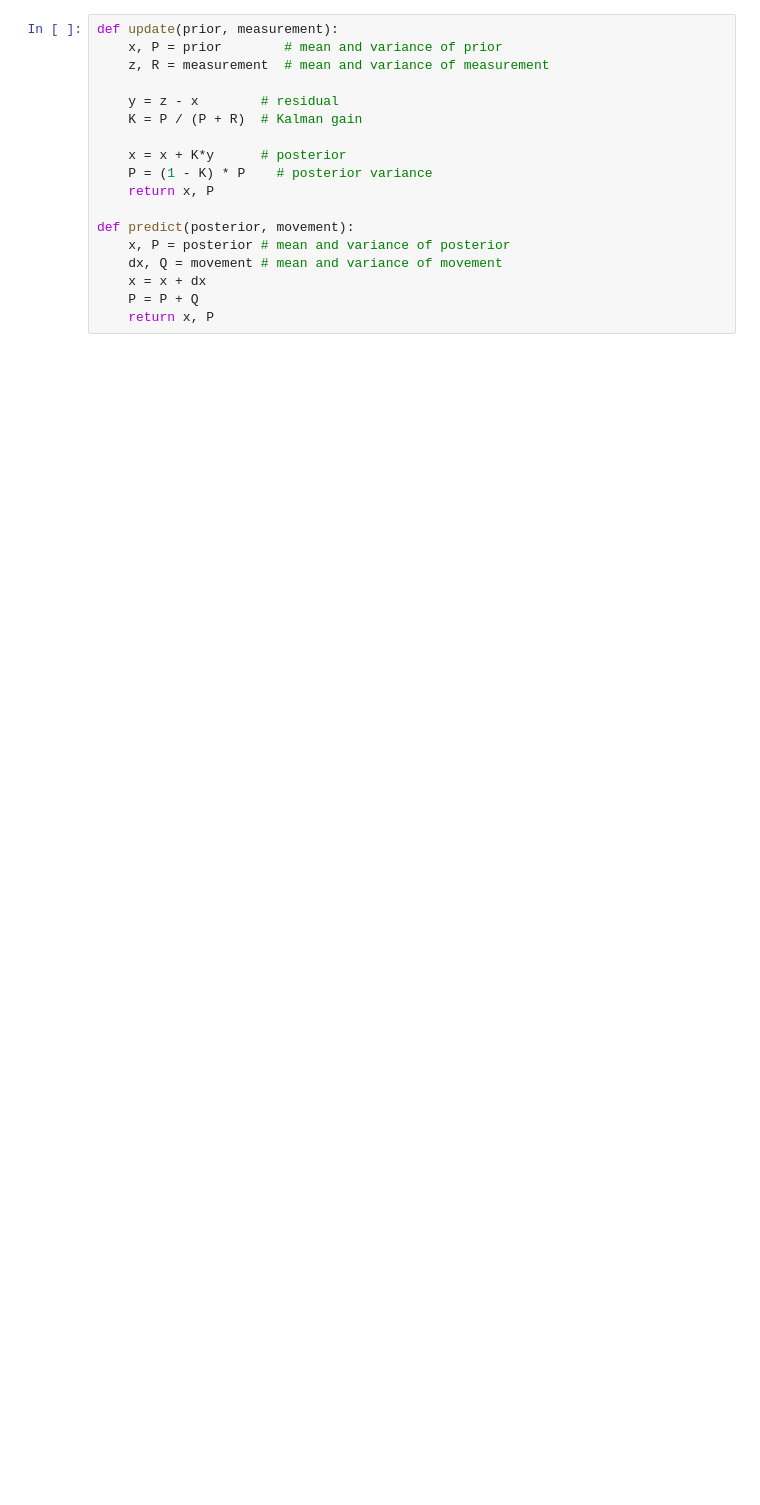
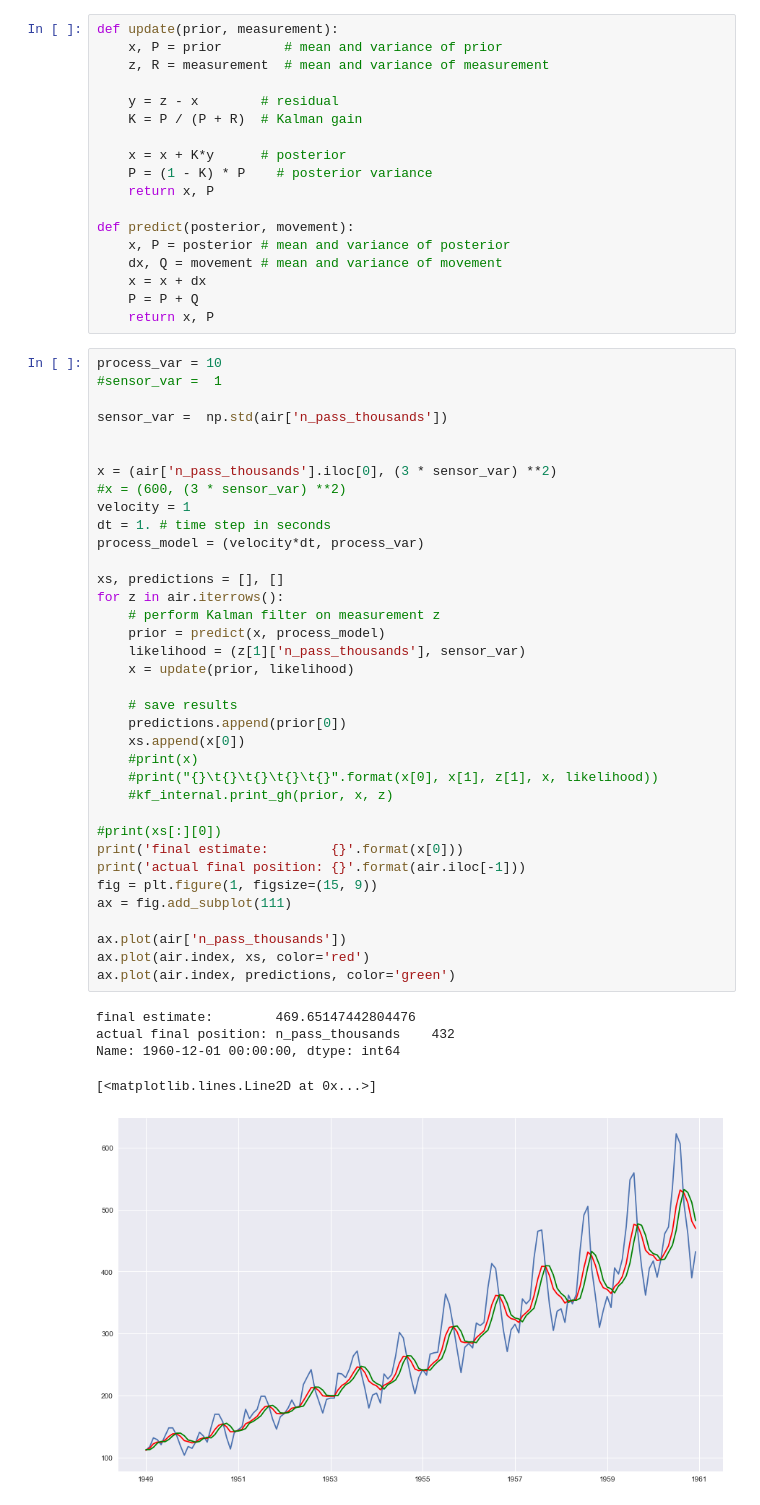
Before and after one commit to mbeale/time_series, a Jupyter notebook: Kalman Filter.ipynb, the cells around one changed output. Saved outputs shown, nothing was run; the diff lists cells and outputs as text; blank space fills up the shorter version.

Commit message:
added kalman information and updated anomaly detection

```diff
--- a/Kalman Filter.ipynb
+++ b/Kalman Filter.ipynb
@@ -169,3 +108,45 @@ def predict(posterior, movement):
     x = x + dx
     P = P + Q
     return x, P
+# %%
+process_var = 10
+#sensor_var =  1
+
+sensor_var =  np.std(air['n_pass_thousands'])
+
+
+x = (air['n_pass_thousands'].iloc[0], (3 * sensor_var) **2)
+#x = (600, (3 * sensor_var) **2)
+velocity = 1
+dt = 1. # time step in seconds
+process_model = (velocity*dt, process_var)
+
+xs, predictions = [], []
+for z in air.iterrows():
+    # perform Kalman filter on measurement z
+    prior = predict(x, process_model)
+    likelihood = (z[1]['n_pass_thousands'], sensor_var)
+    x = update(prior, likelihood)
+
+    # save results
+    predictions.append(prior[0])
+    xs.append(x[0])
+    #print(x)
+    #print("{}\t{}\t{}\t{}\t{}".format(x[0], x[1], z[1], x, likelihood))
+    #kf_internal.print_gh(prior, x, z)
+
+#print(xs[:][0])
+print('final estimate:        {}'.format(x[0]))
+print('actual final position: {}'.format(air.iloc[-1]))
+fig = plt.figure(1, figsize=(15, 9))
+ax = fig.add_subplot(111)
+
+ax.plot(air['n_pass_thousands'])
+ax.plot(air.index, xs, color='red')
+ax.plot(air.index, predictions, color='green')
+# %% [output]
+final estimate:        469.65147442804476
+actual final position: n_pass_thousands    432
+Name: 1960-12-01 00:00:00, dtype: int64
+[<matplotlib.lines.Line2D at 0x...>]
+[figure, added]
```
Also changed, not shown: parts of 2 cells of this notebook, 1 other file.
